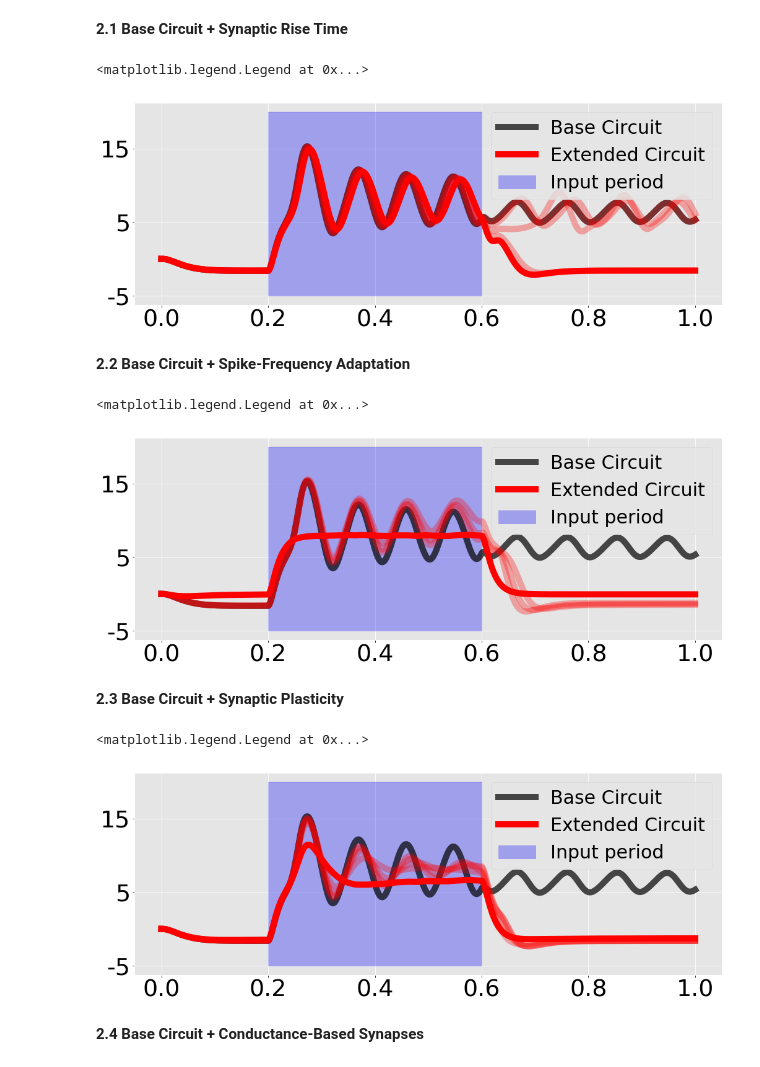
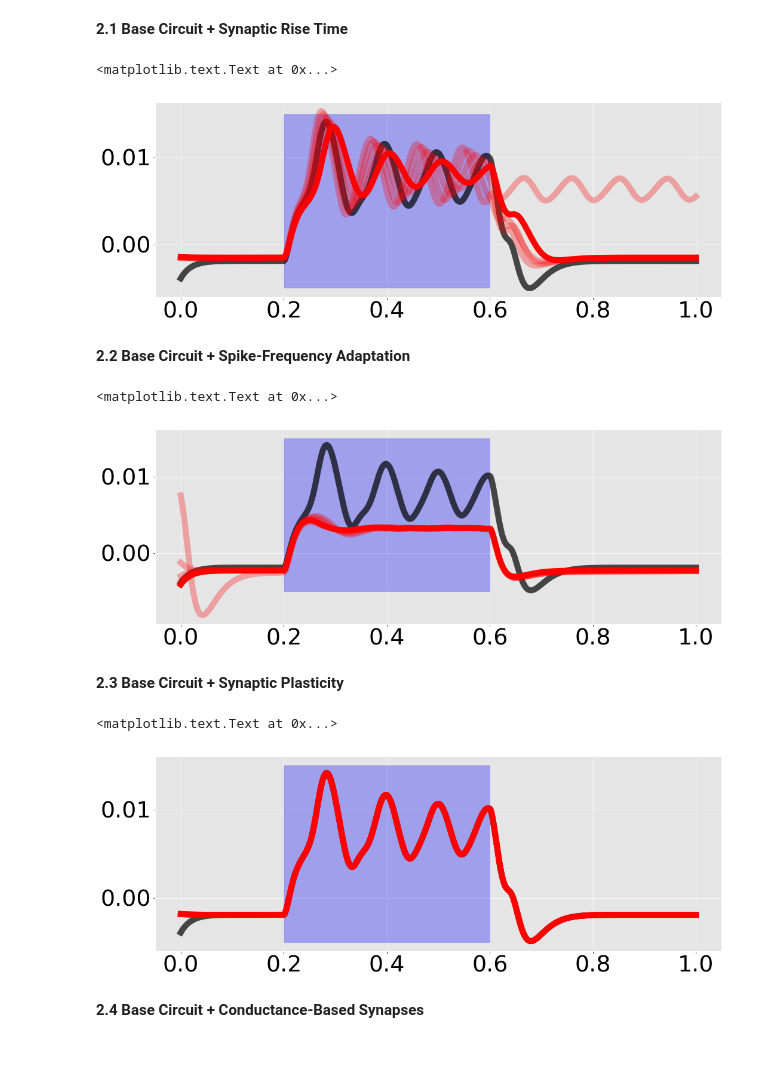
Before and after one commit to pyrates-neuroscience/PyRates, a Jupyter notebook: documentation/PyRates_Manuscript_2018.ipynb, the cells around one changed output. Saved outputs shown, nothing was run; the diff lists cells and outputs as text; code cells hidden in the pictures.

```diff
--- a/documentation/PyRates_Manuscript_2018.ipynb
+++ b/documentation/PyRates_Manuscript_2018.ipynb
@@ -165,8 +176,13 @@ jrc.run(synaptic_input, simulation_time)
 # %% [markdown]
 **2.1 Base Circuit + Synaptic Rise Time**
 # %%
+from core.circuit import JansenRitLeakyCapacitorCircuit
+
 # set parameters
 ################
+
+# general
+resting_potential = -0.075
 
 # synapse parameters
 synapse_params_e = {'tau_rise': 1e-20, 'tau_decay': 6e-3, 'efficacy': 1.273 * 3e-13}
@@ -176,8 +192,8 @@ synapse_params = [synapse_params_e, synapse_params_i]
 # set rise time conditions
 ##########################
 
-excitatory_rise = np.linspace(1e-20, 3e-4, 5)
-inhibitory_rise = np.linspace(1e-20, 6e-4, 5)
+excitatory_rise = np.linspace(1e-5, 1e-3, 5)
+inhibitory_rise = np.linspace(1e-5, 2e-3, 5)
 
 # perform simulations for each rise time
 ########################################
@@ -198,29 +214,25 @@ for r_e, r_i in zip(excitatory_rise, inhibitory_rise):
     jrc_rise.run(synaptic_input, simulation_time)
 
     # collect results
-    jrc_rise_col.append(jrc_rise.get_population_states(0, [0]))
+    jrc_rise_col.append(jrc_rise.get_population_states(0, [0], time_window=[cutoff_time, simulation_time]))
 # %%
 fig, axes = plt.subplots(figsize=(17,6))
 
-axes = jrc.plot_population_states([0], create_plot=False, axes=axes)
+axes.plot(jrc.get_population_states(0, [0], time_window=[cutoff_time, simulation_time]), color="black", alpha=0.7, label="Base Circuit")
 alphas = [0.3, 0.3, 0.3, 0.3, 1.0]
 labels = ['', '', '', '', 'Extended Circuit']
 for psps, alpha, label in zip(jrc_rise_col, alphas, labels):
-    axes.plot(psps, 'r', alpha=alpha, label=label)
+    axes.plot(psps - resting_potential, 'r', alpha=alpha, label=label)
 
 steps = np.arange(0, simulation_steps+1)
-axes.fill_between(steps, -0.08, -0.055, where=(steps > 2001) * (steps < 6001), color="blue", alpha=0.3, label='Input period')
-axes.get_lines()[0].set_color("black")
-axes.get_lines()[0].set_alpha(0.7)
-axes.get_lines()[0].set_label('Base Circuit')
+axes.fill_between(steps, -0.005, 0.015, where=(steps > (input_start - cutoff_steps)) * (steps < (input_end - cutoff_steps)), color="blue", alpha=0.3, label='Input period')
 axes.set_xticklabels(['0.0', '0.0', '0.2', '0.4', '0.6', '0.8', '1.0'])
-axes.set_yticklabels(['-5', '-5', '5', '15'])
+#axes.set_yticklabels(['-5', '-5', '5', '15'])
 axes.set_xlabel('')
 axes.set_ylabel('')
-plt.legend()
 # %% [output]
-<matplotlib.legend.Legend at 0x...>
+<matplotlib.text.Text at 0x...>
-[figure, old version]
+[figure, new version]
 # %% [markdown]
 **2.2 Base Circuit + Spike-Frequency Adaptation**
 # %%
@@ -283,25 +283,21 @@ for tau in taus:
 # %%
 fig, axes = plt.subplots(figsize=(17,6))
 
-axes = jrc.plot_population_states([0], create_plot=False, axes=axes)
-alphas = [0.3, 0.3, 0.3, 0., 1.0]
+axes.plot(jrc.get_population_states(0, [0], time_window=[cutoff_time, simulation_time]), color="black", alpha=0.7, label="Base Circuit")
+alphas = [0.3, 0.3, 0.3, 0.3, 1.0]
 labels = ['', '', '', '', 'Extended Circuit']
 for psps, alpha, label in zip(jrc_sfa_col, alphas, labels):
     axes.plot(psps, 'r', alpha=alpha, label=label)
 
 steps = np.arange(0, simulation_steps+1)
-axes.fill_between(steps, -0.08, -0.055, where=(steps > 2001) * (steps < 6001), color="blue", alpha=0.3, label='Input period')
-axes.get_lines()[0].set_color("black")
-axes.get_lines()[0].set_alpha(0.7)
-axes.get_lines()[0].set_label('Base Circuit')
+axes.fill_between(steps, -0.005, 0.015, where=(steps > (input_start - cutoff_steps)) * (steps < (input_end - cutoff_steps)), color="blue", alpha=0.3, label='Input period')
 axes.set_xticklabels(['0.0', '0.0', '0.2', '0.4', '0.6', '0.8', '1.0'])
-axes.set_yticklabels(['-5', '-5', '5', '15'])
+#axes.set_yticklabels(['-5', '-5', '5', '15'])
 axes.set_xlabel('')
 axes.set_ylabel('')
-plt.legend()
 # %% [output]
-<matplotlib.legend.Legend at 0x...>
+<matplotlib.text.Text at 0x...>
-[figure, old version]
+[figure, new version]
 # %% [markdown]
 **2.3 Base Circuit + Synaptic Plasticity**
 # %%
@@ -364,25 +348,21 @@ for t_d, t_r in zip(tau_depression, tau_recycle):
 # %%
 fig, axes = plt.subplots(figsize=(17,6))
 
-axes = jrc.plot_population_states([0], create_plot=False, axes=axes)
+axes.plot(jrc.get_population_states(0, [0], time_window=[cutoff_time, simulation_time]), color="black", alpha=0.7, label="Base Circuit")
 alphas = [0.3, 0.3, 0.3, 0.3, 1.0]
 labels = ['', '', '', '', 'Extended Circuit']
 for psps, alpha, label in zip(jrc_sea_col, alphas, labels):
     axes.plot(psps, 'r', alpha=alpha, label=label)
 
 steps = np.arange(0, simulation_steps+1)
-axes.fill_between(steps, -0.08, -0.055, where=(steps > 2001) * (steps < 6001), color="blue", alpha=0.3, label='Input period')
-axes.get_lines()[0].set_color("black")
-axes.get_lines()[0].set_alpha(0.7)
-axes.get_lines()[0].set_label('Base Circuit')
+axes.fill_between(steps, -0.005, 0.015, where=(steps > (input_start - cutoff_steps)) * (steps < (input_end - cutoff_steps)), color="blue", alpha=0.3, label='Input period')
 axes.set_xticklabels(['0.0', '0.0', '0.2', '0.4', '0.6', '0.8', '1.0'])
-axes.set_yticklabels(['-5', '-5', '5', '15'])
+#axes.set_yticklabels(['-5', '-5', '5', '15'])
 axes.set_xlabel('')
 axes.set_ylabel('')
-plt.legend()
 # %% [output]
-<matplotlib.legend.Legend at 0x...>
+<matplotlib.text.Text at 0x...>
-[figure, old version]
+[figure, new version]
 # %% [markdown]
 **2.4 Base Circuit + Conductance-Based Synapses**
 # %%
```
Also changed, not shown: parts of 7 cells of this notebook, 39 other files.
